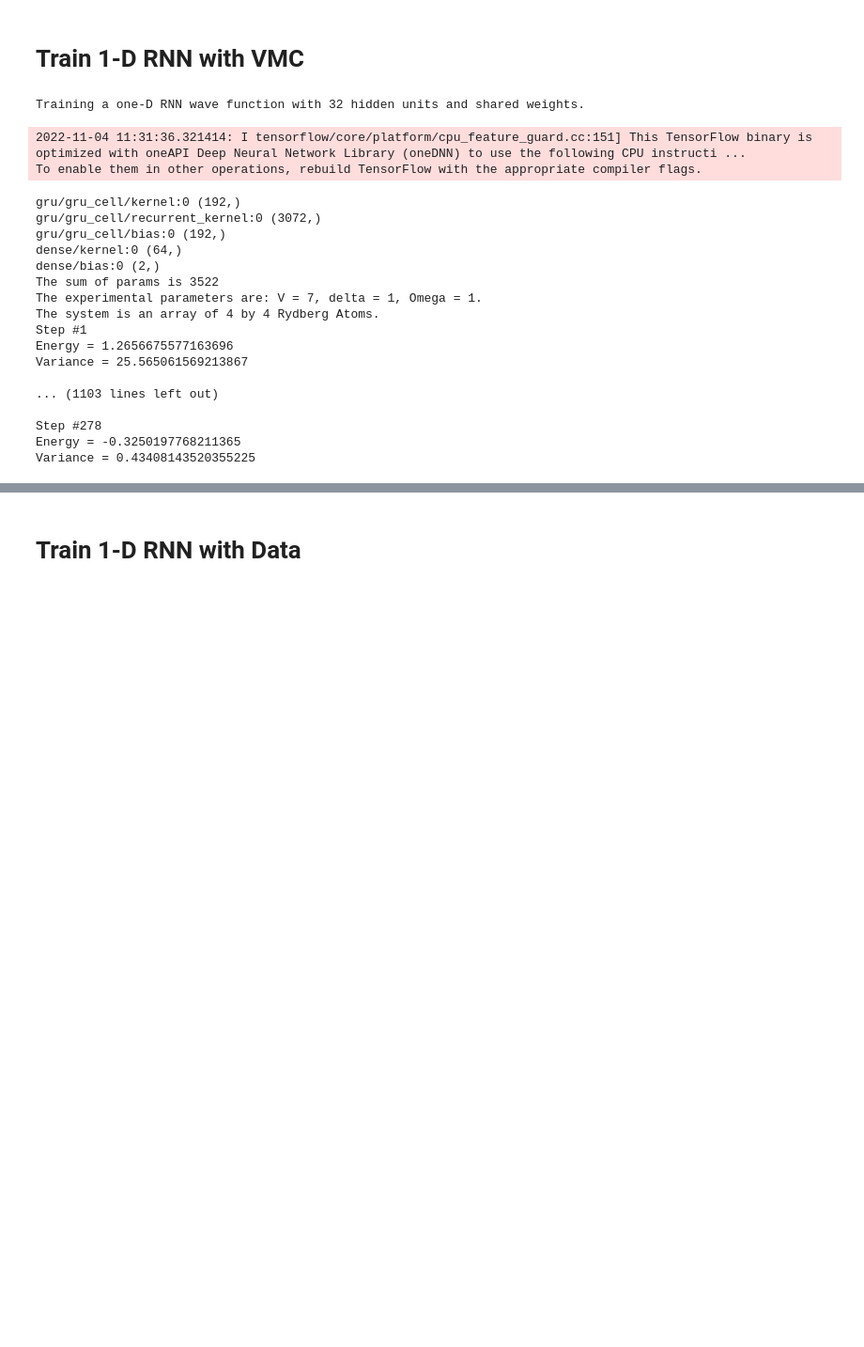
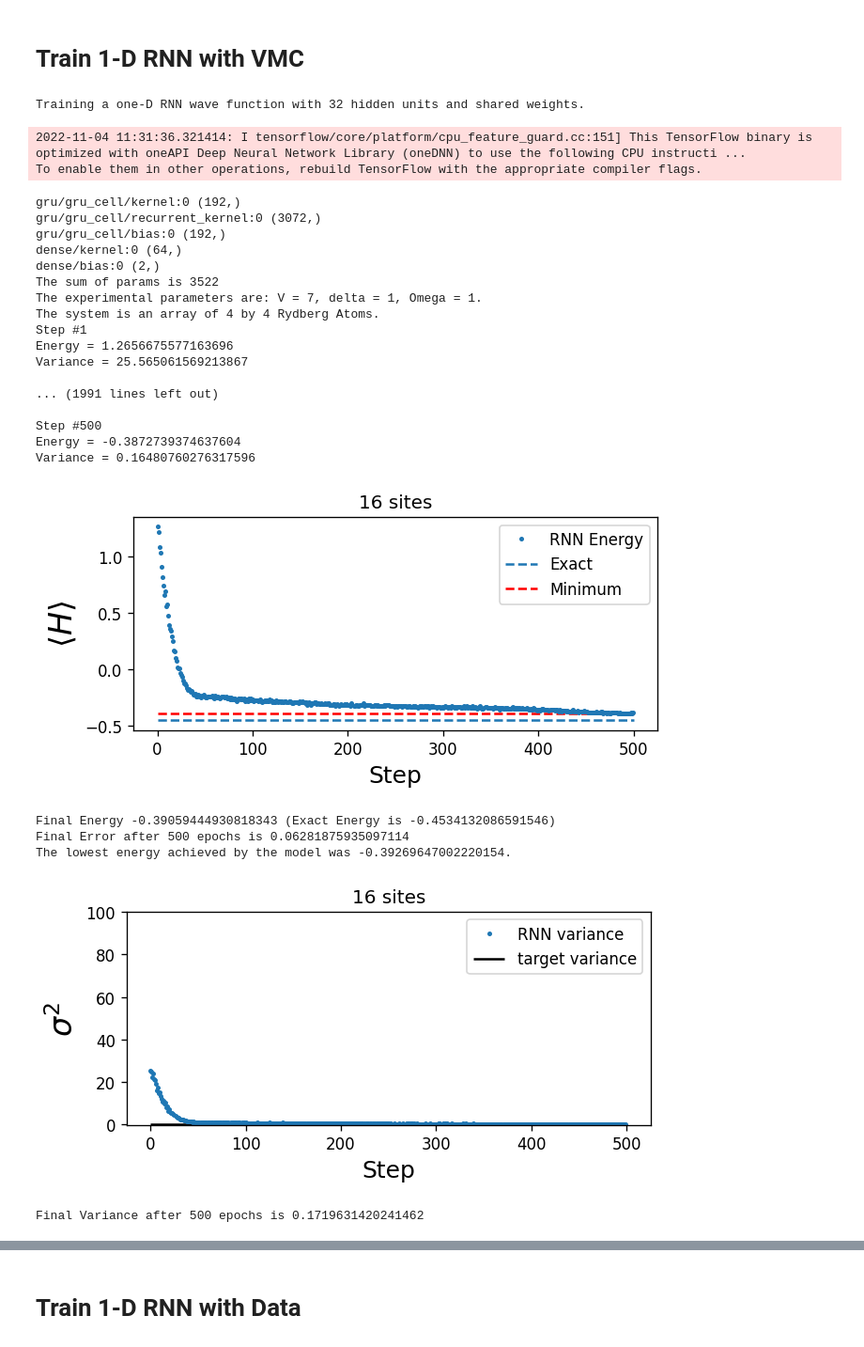
Before and after one commit to slattekr/RydbergStateReReconstruction, a Jupyter notebook: Mary/Demo.ipynb, the cells around one changed output, grey strips where cells are left out. Shown at 94% size. Drawn from its saved outputs; the diff is of its cells as text; code cells hidden in the pictures; blank space fills up the shorter version.

```diff
--- a/Mary/Demo.ipynb
+++ b/Mary/Demo.ipynb
@@ -6,6 +6,7 @@ import tensorflow as tf
 # %% [markdown]
 # Train 1-D RNN with VMC
 # %%
+"""This function will exclusively train the RNN with Variational Monte Carlo."""
 from train_VMC import Train_w_VMC
 
 energy = []
@@ -14,55 +15,64 @@ cost = []
 
 def main():
     config = {
-        'name': 'test', # A very random name for each experiment
+        'name': 'test', # Can name each experiment so that results saved in a unique directory
+
+        #System Parameters
         'Lx': 4,  # number of sites in x-direction
         'Ly': 4,  # number of sites in the y-direction
         'V': 7,
         'Omega': 1,
         'delta': 1,
 
-        'nh': 32,  # number of memory/hidden units
+        #RNN Parameters
+        'RNN': 'OneD', # eventually, we can look at TwoD RNNs
+        'nh': 32,  # number of hidden units
         'lr': 1e-3,  # learning rate
         'weight_sharing': True,
-        'trunc': 100,
+        'trunc': 100, # has to do with interactions between Rydberg atoms
         'seed': 1234,
 
-        'RNN': 'OneD',
+        #Training Parameters
         'VMC_epochs':500,
-        'Data_epochs':0,
+        'Data_epochs':0, # should be zero when training with VMC only
+        'ns': 1000,
+        'batch_size': 100, # irrelevant for VMC training
+        'data_step': 100, # irrelevant for VMC training
 
-        'ns': 1000,
-        'batch_size': 100,
-        'data_step': 100,
-
-        'Print':True,
-        'Write_Data': False,
-        'Plot': True
+        'Print':True, # print energy, var, etc. at each step
+        'Write_Data': False, # save results (helpful when going to larger systems)
+        'Plot': True # plot training curves
         }
 
-    return Train_w_VMC(config,energy,variance,cost)
+    return Train_w_VMC(config,energy,variance,cost) # make sure this is the same function that is imported above
 
 
 if __name__ == "__main__":
-    model,e,v,c = main()
+    model,e,v,c = main() # can also access e, v, c and make new plots after training is complete (ie to zoom in)
 # %% [output]
 Training a one-D RNN wave function with 32 hidden units and shared weights.
 2022-11-04 11:31:36.321414: I tensorflow/core/platform/cpu_feature_guard.cc:151] This TensorFlow binary is optimized with oneAPI Deep Neural Network Library (oneDNN) to use the following CPU instructi ...
 To enable them in other operations, rebuild TensorFlow with the appropriate compiler flags.
 gru/gru_cell/kernel:0 (192,)
 gru/gru_cell/recurrent_kernel:0 (3072,)
 gru/gru_cell/bias:0 (192,)
 dense/kernel:0 (64,)
 dense/bias:0 (2,)
 The sum of params is 3522
 The experimental parameters are: V = 7, delta = 1, Omega = 1.
 The system is an array of 4 by 4 Rydberg Atoms.
 Step #1
 Energy = 1.2656675577163696
 Variance = 25.565061569213867
 
-... (1103 lines left out)
+... (1991 lines left out)
 
-Step #278
-Energy = -0.3250197768211365
-Variance = 0.43408143520355225
+Step #500
+Energy = -0.3872739374637604
+Variance = 0.16480760276317596
+[figure, added]
+Final Energy -0.39059444930818343 (Exact Energy is -0.4534132086591546)
+Final Error after 500 epochs is 0.06281875935097114
+The lowest energy achieved by the model was -0.39269647002220154.
+[figure, added]
+Final Variance after 500 epochs is 0.1719631420241462
```
Also changed, not shown: parts of 3 cells of this notebook.
